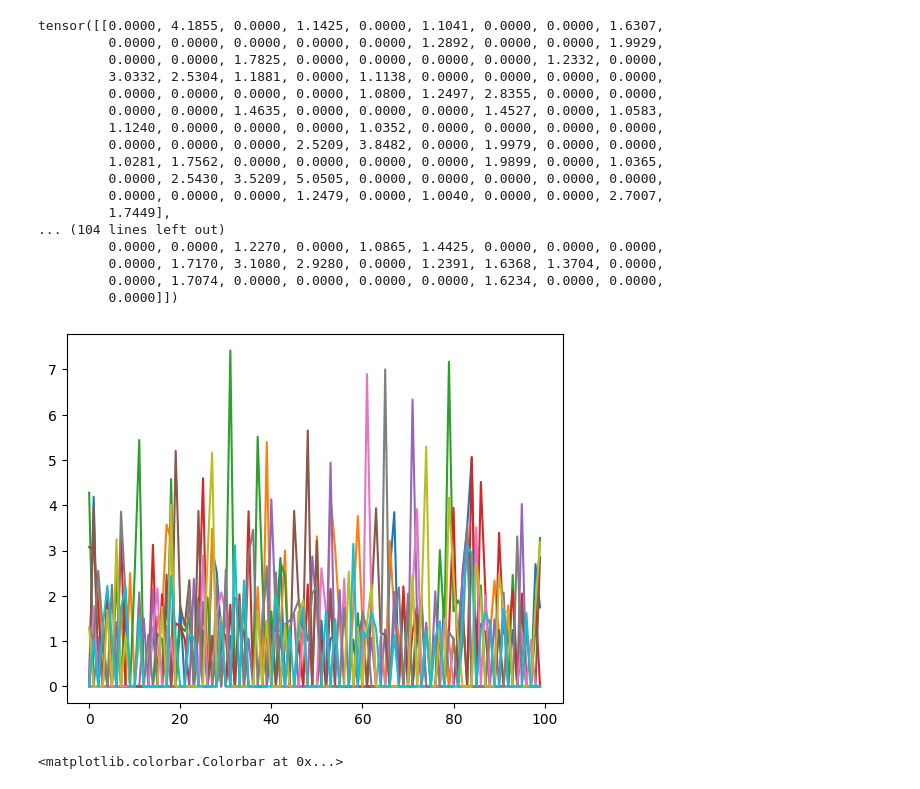
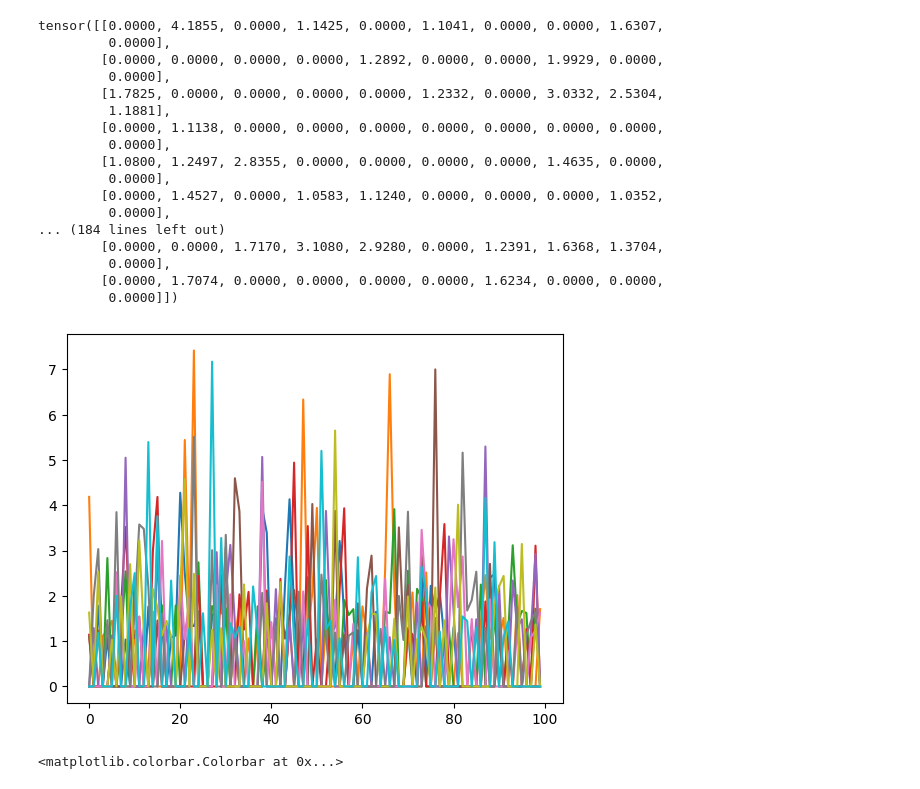
Before and after one commit to mariakesa/NeuroGarage, a Jupyter notebook: scott_linderman_course/SimpleSpikeSorting.ipynb, the cells around one changed output. Drawn from its saved outputs; the diff is of its cells as text; code cells hidden in the pictures.

```diff
--- a/scott_linderman_course/SimpleSpikeSorting.ipynb
+++ b/scott_linderman_course/SimpleSpikeSorting.ipynb
@@ -4,48 +4,48 @@ import matplotlib.pyplot as plt
 # %%
 import torch
 import matplotlib.pyplot as plt
 
 # Create a generator with a fixed seed
 #gen = torch.Generator().manual_seed(1337)
 
 torch.manual_seed(1337)
 # Parameters for the distribution
 K = 10
 T = 100
 N=286
 
 # Create an Exponential distribution with rate parameter 1.0
 distribution = torch.distributions.exponential.Exponential(1.0)
 
 # Sample from the distribution with the specified shape (K, T) using the generator
-amplitudes = distribution.sample((K, T))
+amplitudes = distribution.sample((T, K))
 amplitudes[amplitudes<1]=0
 
 # Print amplitudes to check
 print(amplitudes)
 
 # Plot the amplitudes
-plt.plot(amplitudes.T)
+plt.plot(amplitudes)
 plt.show()
 # %% [output]
 tensor([[0.0000, 4.1855, 0.0000, 1.1425, 0.0000, 1.1041, 0.0000, 0.0000, 1.6307,
-         0.0000, 0.0000, 0.0000, 0.0000, 0.0000, 1.2892, 0.0000, 0.0000, 1.9929,
-         0.0000, 0.0000, 1.7825, 0.0000, 0.0000, 0.0000, 0.0000, 1.2332, 0.0000,
-         3.0332, 2.5304, 1.1881, 0.0000, 1.1138, 0.0000, 0.0000, 0.0000, 0.0000,
-         0.0000, 0.0000, 0.0000, 0.0000, 1.0800, 1.2497, 2.8355, 0.0000, 0.0000,
-         0.0000, 0.0000, 1.4635, 0.0000, 0.0000, 0.0000, 1.4527, 0.0000, 1.0583,
-         1.1240, 0.0000, 0.0000, 0.0000, 1.0352, 0.0000, 0.0000, 0.0000, 0.0000,
-         0.0000, 0.0000, 0.0000, 2.5209, 3.8482, 0.0000, 1.9979, 0.0000, 0.0000,
-         1.0281, 1.7562, 0.0000, 0.0000, 0.0000, 0.0000, 1.9899, 0.0000, 1.0365,
-         0.0000, 2.5430, 3.5209, 5.0505, 0.0000, 0.0000, 0.0000, 0.0000, 0.0000,
-         0.0000, 0.0000, 0.0000, 1.2479, 0.0000, 1.0040, 0.0000, 0.0000, 2.7007,
-         1.7449],
-... (104 lines left out)
-         0.0000, 0.0000, 1.2270, 0.0000, 1.0865, 1.4425, 0.0000, 0.0000, 0.0000,
-         0.0000, 1.7170, 3.1080, 2.9280, 0.0000, 1.2391, 1.6368, 1.3704, 0.0000,
-         0.0000, 1.7074, 0.0000, 0.0000, 0.0000, 0.0000, 1.6234, 0.0000, 0.0000,
+         0.0000],
+        [0.0000, 0.0000, 0.0000, 0.0000, 1.2892, 0.0000, 0.0000, 1.9929, 0.0000,
+         0.0000],
+        [1.7825, 0.0000, 0.0000, 0.0000, 0.0000, 1.2332, 0.0000, 3.0332, 2.5304,
+         1.1881],
+        [0.0000, 1.1138, 0.0000, 0.0000, 0.0000, 0.0000, 0.0000, 0.0000, 0.0000,
+         0.0000],
+        [1.0800, 1.2497, 2.8355, 0.0000, 0.0000, 0.0000, 0.0000, 1.4635, 0.0000,
+         0.0000],
+        [0.0000, 1.4527, 0.0000, 1.0583, 1.1240, 0.0000, 0.0000, 0.0000, 1.0352,
+         0.0000],
+... (184 lines left out)
+        [0.0000, 0.0000, 1.7170, 3.1080, 2.9280, 0.0000, 1.2391, 1.6368, 1.3704,
+         0.0000],
+        [0.0000, 1.7074, 0.0000, 0.0000, 0.0000, 0.0000, 1.6234, 0.0000, 0.0000,
          0.0000]])
-[figure, old version]
+[figure, new version]
 # %%
 plt.imshow(amplitudes,aspect='auto')
 plt.colorbar()
```
Also changed, not shown: parts of 1 cell of this notebook, 2 other files.
